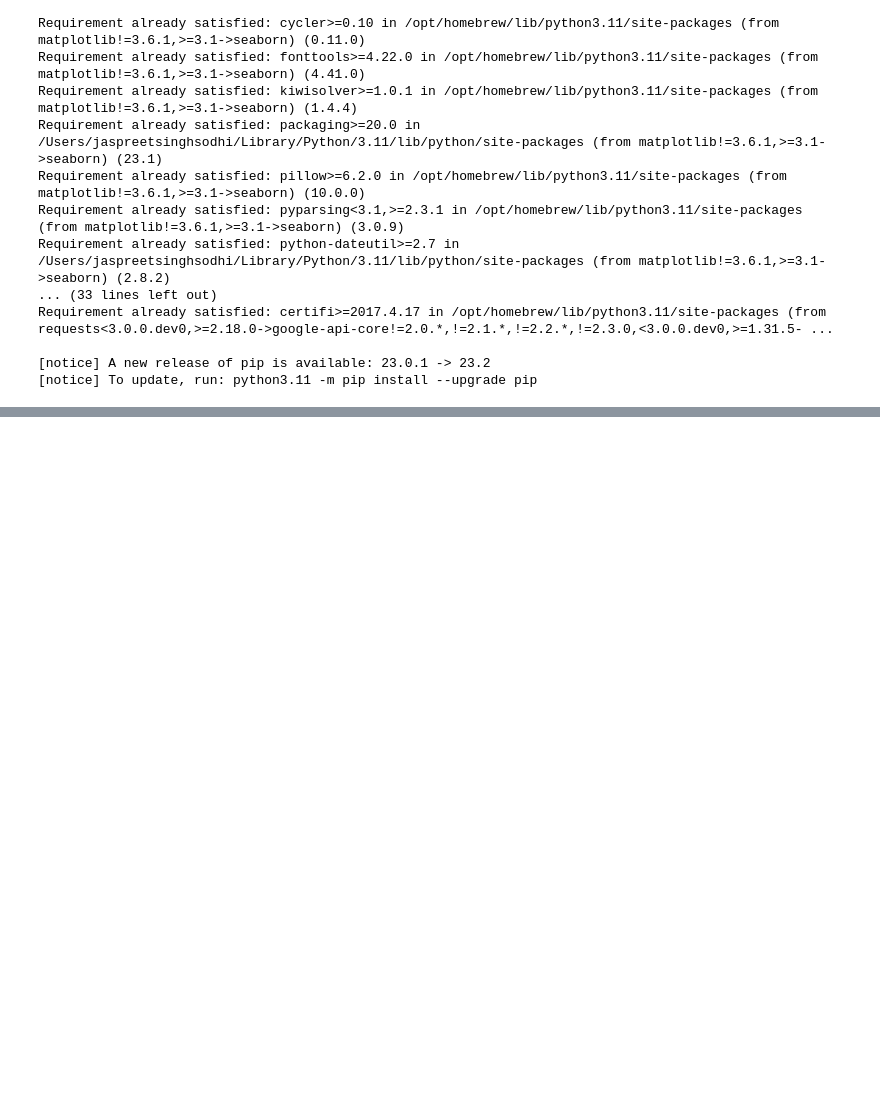
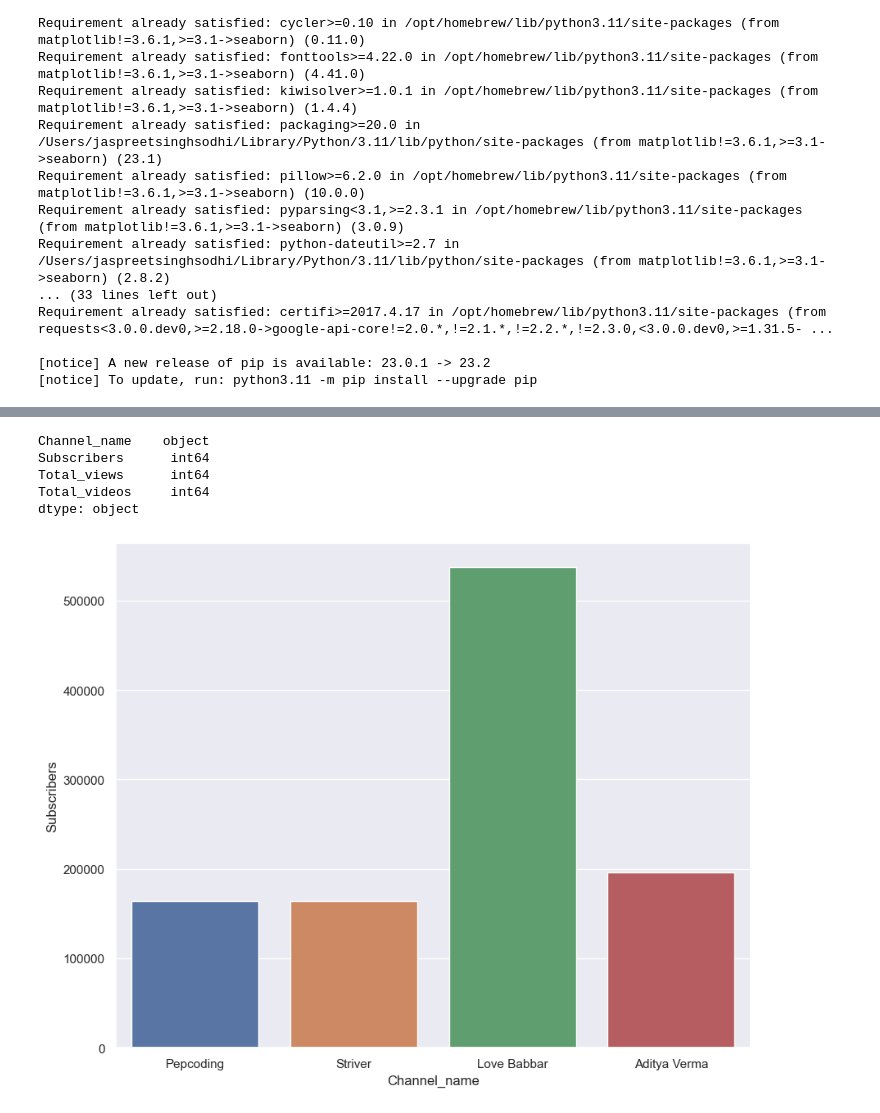
Before and after one commit to codewithjaspreet/yt-analyzer, a Jupyter notebook: main.ipynb, the cells around one changed output, grey strips where cells are left out. Saved outputs shown, nothing was run; the diff lists cells and outputs as text; code cells hidden in the pictures; blank space fills up the shorter version.

Commit message:
visuals

```diff
--- a/main.ipynb
+++ b/main.ipynb
@@ -30,15 +33,2 @@ channel_id = "UCQHLxxBFrbfdrk1jF0moTpw"
 
 youtube = build('youtube', 'v3', developerKey=api_key)
-# %%
-def get_channel_status(youtube , channel_id):
-
-    request = youtube.channels().list(
-
-        part = 'snippet,contentDetails,statistics',
-        id = channel_id
-
-    )
-
-    response = request.execute()
-
-    return response
@@ -64,0 +68,2 @@ get_channel_status(youtube , channel_id)
+# %%
+stats = get_channel_status(youtube , channel_ids)
@@ -64,0 +72,3 @@ get_channel_status(youtube , channel_id)
+# %%
+channel_stats = pd.DataFrame(stats)
+channel_stats
@@ -64,0 +81,17 @@ get_channel_status(youtube , channel_id)
+# %%
+channel_stats['Subscribers'] = pd.to_numeric(channel_stats['Subscribers'])
+channel_stats['Total_views'] = pd.to_numeric(channel_stats['Total_views'])
+channel_stats['Total_videos'] = pd.to_numeric(channel_stats['Total_videos'])
+
+channel_stats.dtypes
+# %% [output]
+Channel_name    object
+Subscribers      int64
+Total_views      int64
+Total_videos     int64
+dtype: object
+# %%
+# analysis of the subscribers
+ax = sns.barplot(x="Channel_name", y="Subscribers", data=channel_stats)
+# %% [output]
+[figure, added]
```
Also changed, not shown: parts of 7 cells of this notebook.
